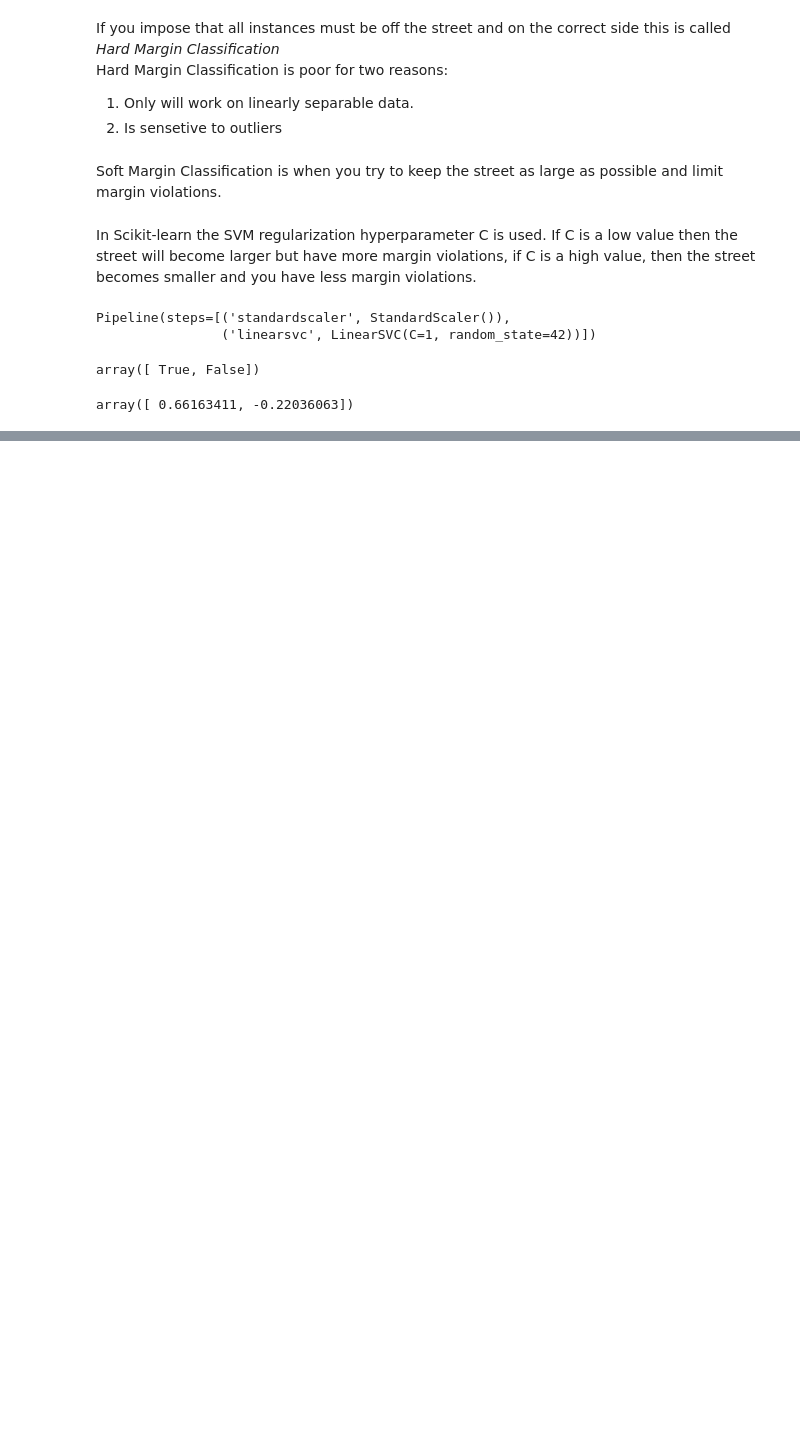
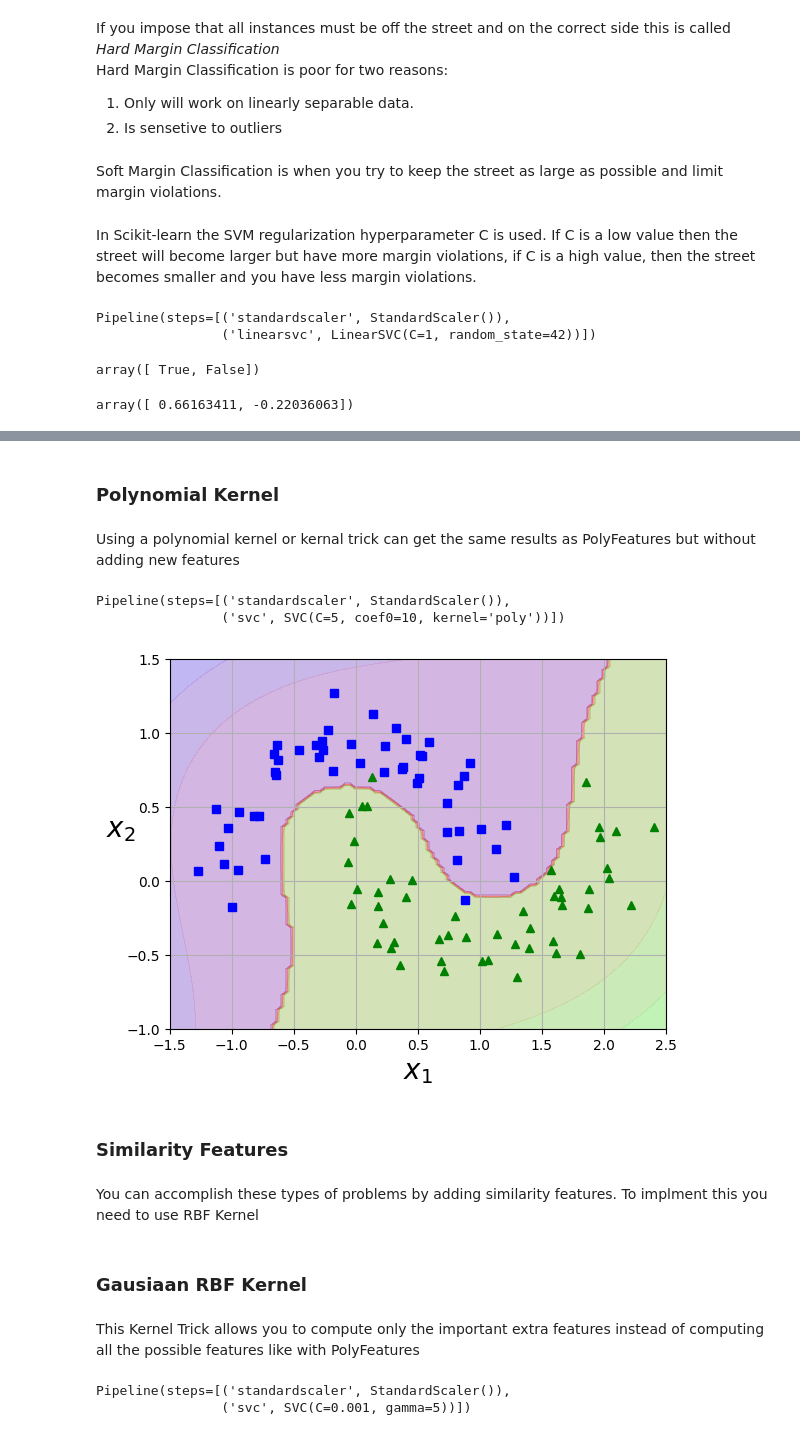
Before and after one commit to mishamickevicius/ML-Projects, a Jupyter notebook: ML-Book-Chapter-Notes/Chapter 5 Support Vector Machines.ipynb, the cells around one changed output, grey strips where cells are left out. Saved outputs shown, nothing was run; the diff lists cells and outputs as text; code cells hidden in the pictures; blank space fills up the shorter version.

```diff
--- a/ML-Book-Chapter-Notes/Chapter 5 Support Vector Machines.ipynb
+++ b/ML-Book-Chapter-Notes/Chapter 5 Support Vector Machines.ipynb
@@ -49,0 +99,36 @@ array([ 0.66163411, -0.22036063])
+# %% [markdown]
+### Polynomial Kernel
+# %% [markdown]
+Using a polynomial kernel or kernal trick can get the same results as PolyFeatures but without adding new features
+# %%
+from sklearn.svm import SVC
+
+poly_kernel_svm_clf = make_pipeline(StandardScaler(),
+                                   SVC(kernel='poly', degree=3, coef0=10, C=5))
+
+poly_kernel_svm_clf.fit(X,y)
+# %% [output]
+Pipeline(steps=[('standardscaler', StandardScaler()),
+                ('svc', SVC(C=5, coef0=10, kernel='poly'))])
+# %%
+plot_predictions(poly_kernel_svm_clf, [-1.5, 2.5, -1, 1.5])
+plot_dataset(X, y, [-1.5, 2.5, -1, 1.5])
+
+plt.show()
+# %% [output]
+[figure, added]
+# %% [markdown]
+### Similarity Features
+# %% [markdown]
+You can accomplish these types of problems by adding similarity features. To implment this you need to use RBF Kernel
+# %% [markdown]
+### Gausiaan RBF Kernel
+# %% [markdown]
+This Kernel Trick allows you to compute only the important extra features instead of computing all the possible features like with PolyFeatures
+# %%
+rbf_kernel_svm_clf = make_pipeline(StandardScaler(),
+                                  SVC(kernel='rbf', gamma=5, C=0.001))
+rbf_kernel_svm_clf.fit(X,y)
+# %% [output]
+Pipeline(steps=[('standardscaler', StandardScaler()),
+                ('svc', SVC(C=0.001, gamma=5))])
```
Also changed, not shown: parts of 16 cells of this notebook, 1 other file.
